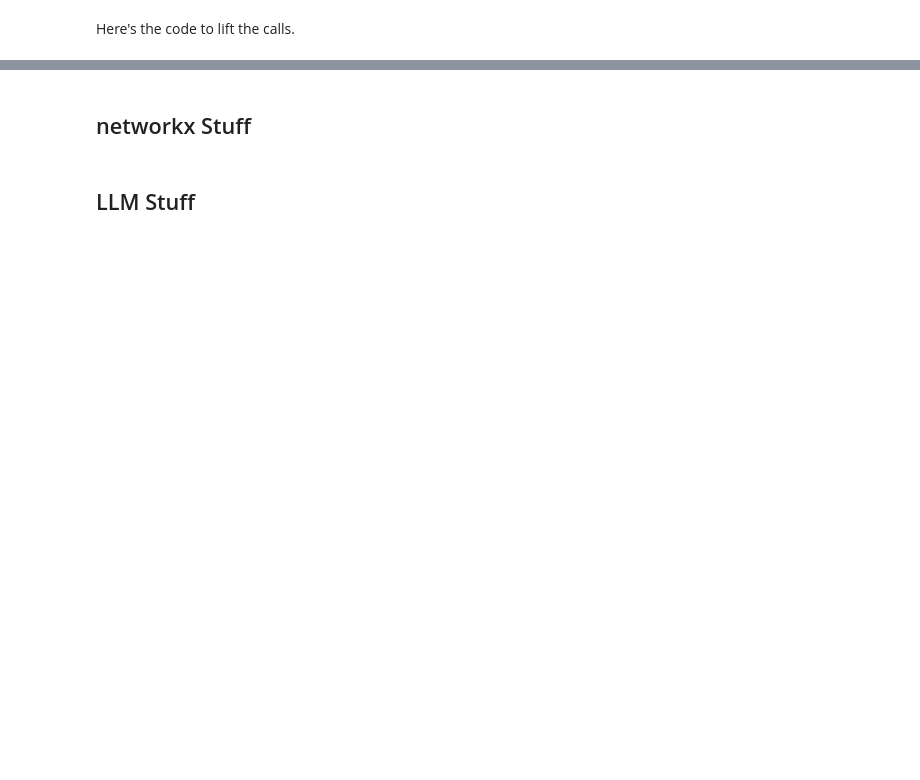
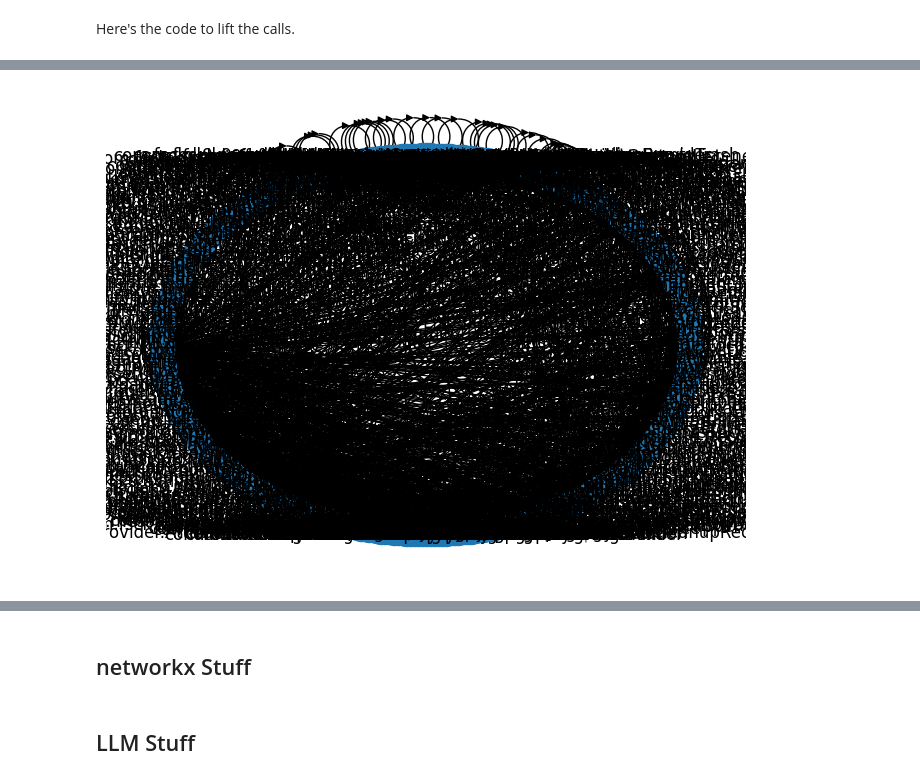
Before and after one commit to rsatrioadi/dev-assist, a Jupyter notebook: all.ipynb, the cells around one changed output, grey strips where cells are left out. Cells and saved outputs as stored; diff of their text form; code cells hidden in the pictures; blank space fills up the shorter version.

```diff
--- a/all.ipynb
+++ b/all.ipynb
@@ -300,0 +346,13 @@ lifted_calls
+# %%
+def selective_lift(rels, rel, container_ids):
+	selected_containments = {(source,target) for (source,target) in rels['contains'] if source in container_ids}
+	inner = compose(
+		selected_containments,
+		abstract_rels[rel], retain2=True)
+	lifted_calls = compose(
+		inner,
+		flip_tuples(selected_containments), retain1=True)
+	return lifted_calls
+
+lifted_selective = selective_lift(abstract_rels, 'calls', ['com.fsck.k9.view', 'com.fsck.k9.preferences'])
+len(lifted_selective), lifted_selective
@@ -300,0 +377,12 @@ lifted_calls
+# %%
+import networkx as nx
+import matplotlib.pyplot as plt
+
+g = nx.DiGraph()
+
+g.add_edges_from(lifted_selective)
+
+nx.draw_shell(g, with_labels=True)
+plt.savefig("calls.png")
+# %% [output]
+[figure, added]
```
Also changed, not shown: parts of 16 cells of this notebook.
